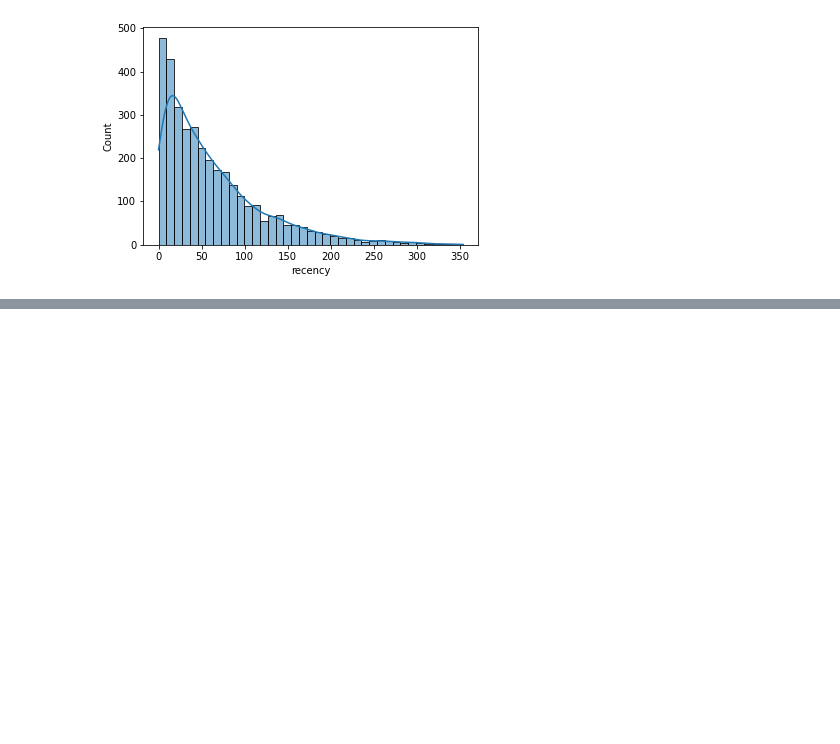
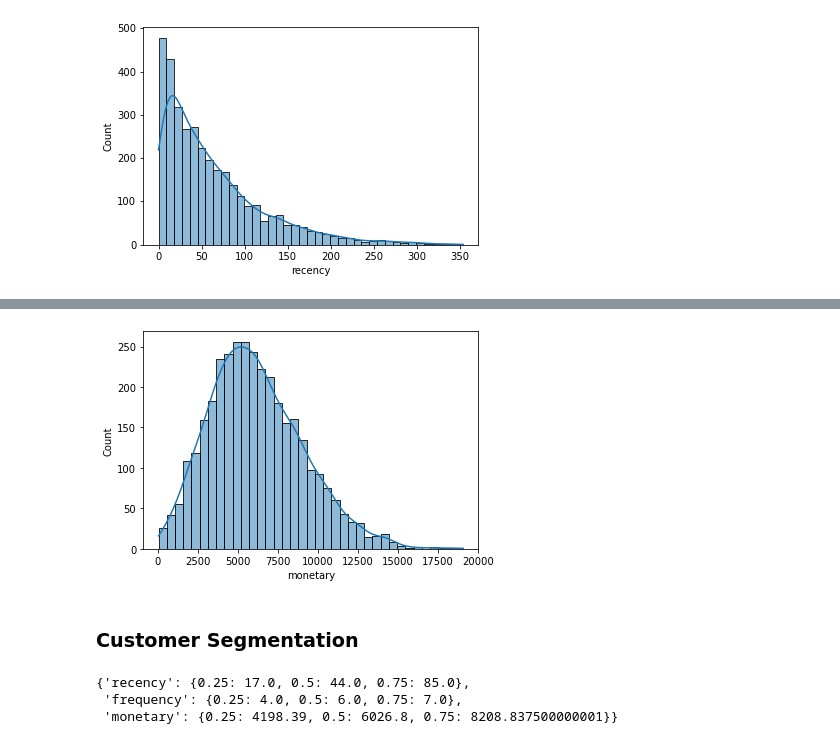
Before and after one commit to Navyhoang/KPMG_Virtual_Internship_Challenge, a Jupyter notebook: Results/KPMG_module_1_transaction.ipynb, the cells around one changed output, grey strips where cells are left out. Drawn from its saved outputs; the diff is of its cells as text; code cells hidden in the pictures; blank space fills up the shorter version.

```diff
--- a/Results/KPMG_module_1_transaction.ipynb
+++ b/Results/KPMG_module_1_transaction.ipynb
@@ -470,0 +508,16 @@ ax = sns.histplot(rfm_scores["recency"], kde=True)
+# %%
+# Plotting the distribution
+ax = sns.histplot(rfm_scores["monetary"], kde=True)
+# %% [output]
+[figure, added]
+# %% [markdown]
+### Customer Segmentation
+# %%
+# Using quantiles to classify customers
+quantiles = rfm_scores.quantile(q= [0.25, 0.5, 0.75])
+quantiles = quantiles.to_dict()
+quantiles
+# %% [output]
+{'recency': {0.25: 17.0, 0.5: 44.0, 0.75: 85.0},
+ 'frequency': {0.25: 4.0, 0.5: 6.0, 0.75: 7.0},
+ 'monetary': {0.25: 4198.39, 0.5: 6026.8, 0.75: 8208.837500000001}}
```
Also changed, not shown: parts of 9 cells of this notebook.
